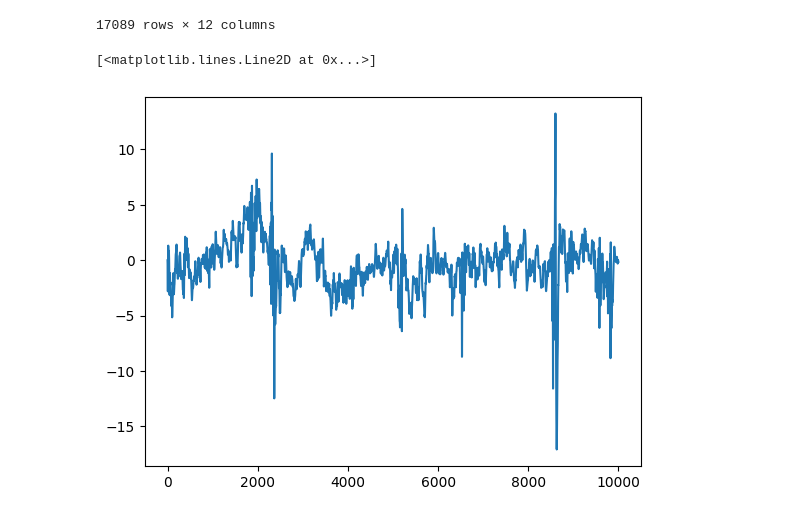
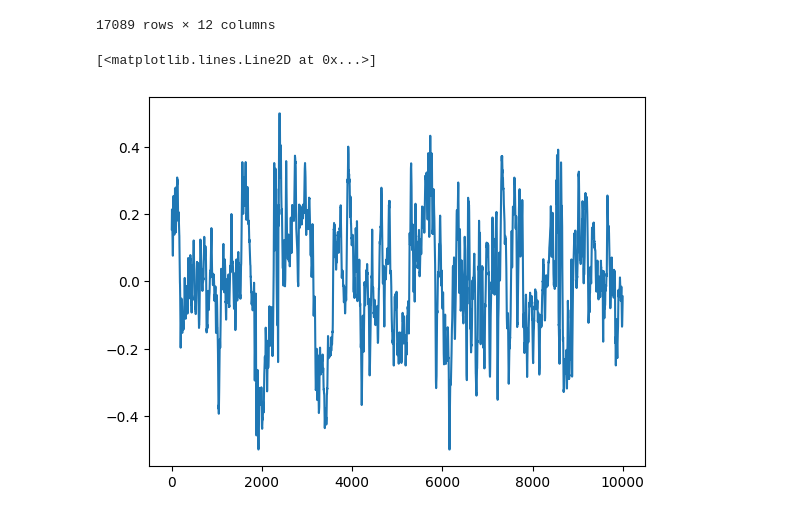
Before and after one commit to danilojr-delacruz/SigSquad, a Jupyter notebook: tutorials/Loading Data/Precomputing Log Signatures.ipynb, the cells around one changed output. Saved outputs shown, nothing was run; the diff lists cells and outputs as text; code cells hidden in the pictures.

Commit message:
Add data scaling to eeg preprocessing.

```diff
--- a/tutorials/Loading Data/Precomputing Log Signatures.ipynb
+++ b/tutorials/Loading Data/Precomputing Log Signatures.ipynb
@@ -31,10 +36,10 @@ train_metadata
 | 17088 | 4294958358 | 260520016 | 0.0 | 2508.0 | 25986 | Other | 0.0 | ... |
 17089 rows × 12 columns
 # %%
-preprocessed = preprocess_for_logsig(train_metadata.head(10), TRAIN_EEG_DIR)
+preprocessed = preprocess_for_logsig(train_metadata.head(10), TRAIN_EEG_DIR, scaler_type="constant")
 # %%
 # example of a preprocessed eeg signal
-plt.plot(preprocessed[0,:,1])
+plt.plot(preprocessed[1,:,3])
 # %% [output]
 [<matplotlib.lines.Line2D at 0x...>]
-[figure, old version]
+[figure, new version]
```
Also changed, not shown: parts of 12 cells of this notebook, 1 other file.
